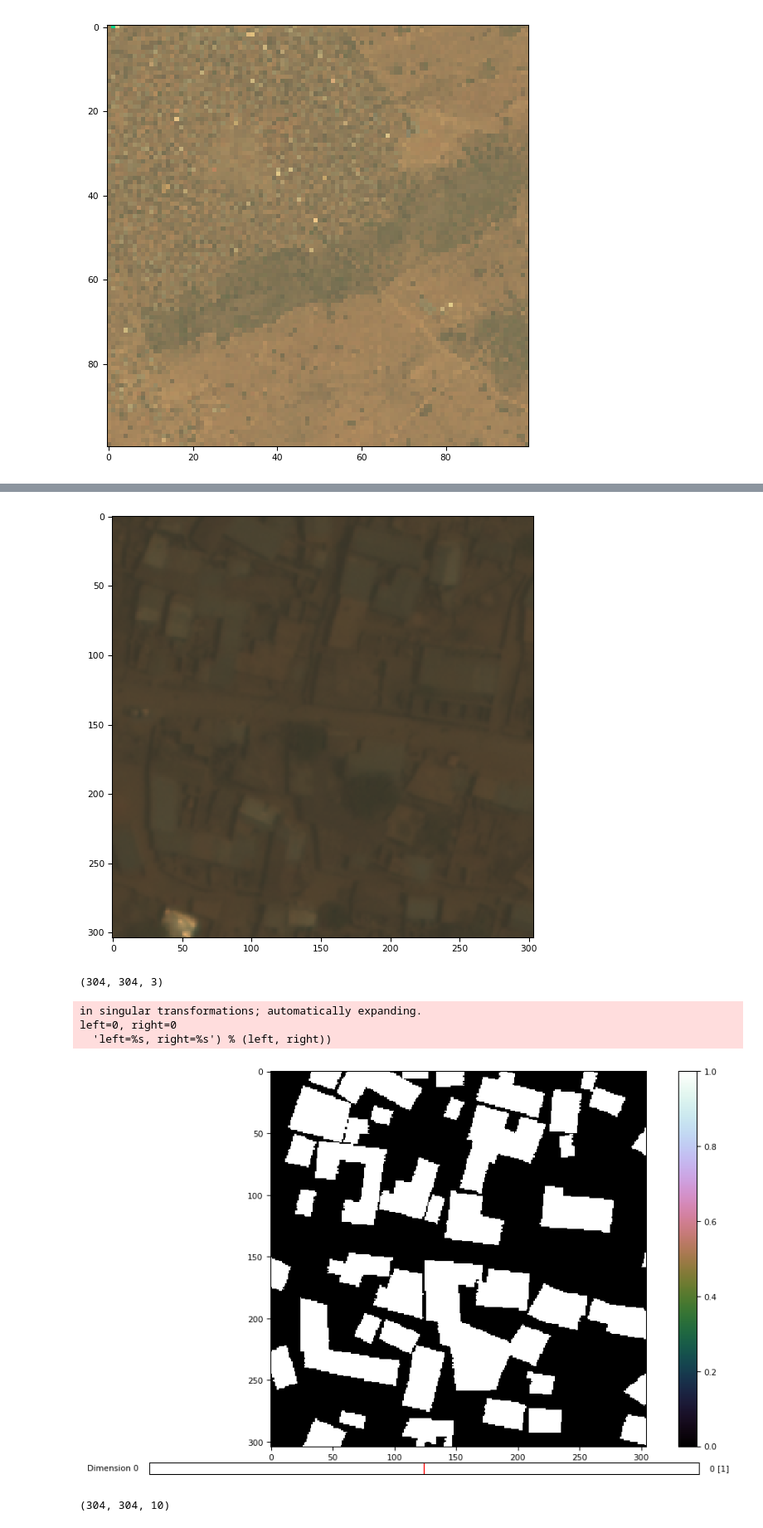
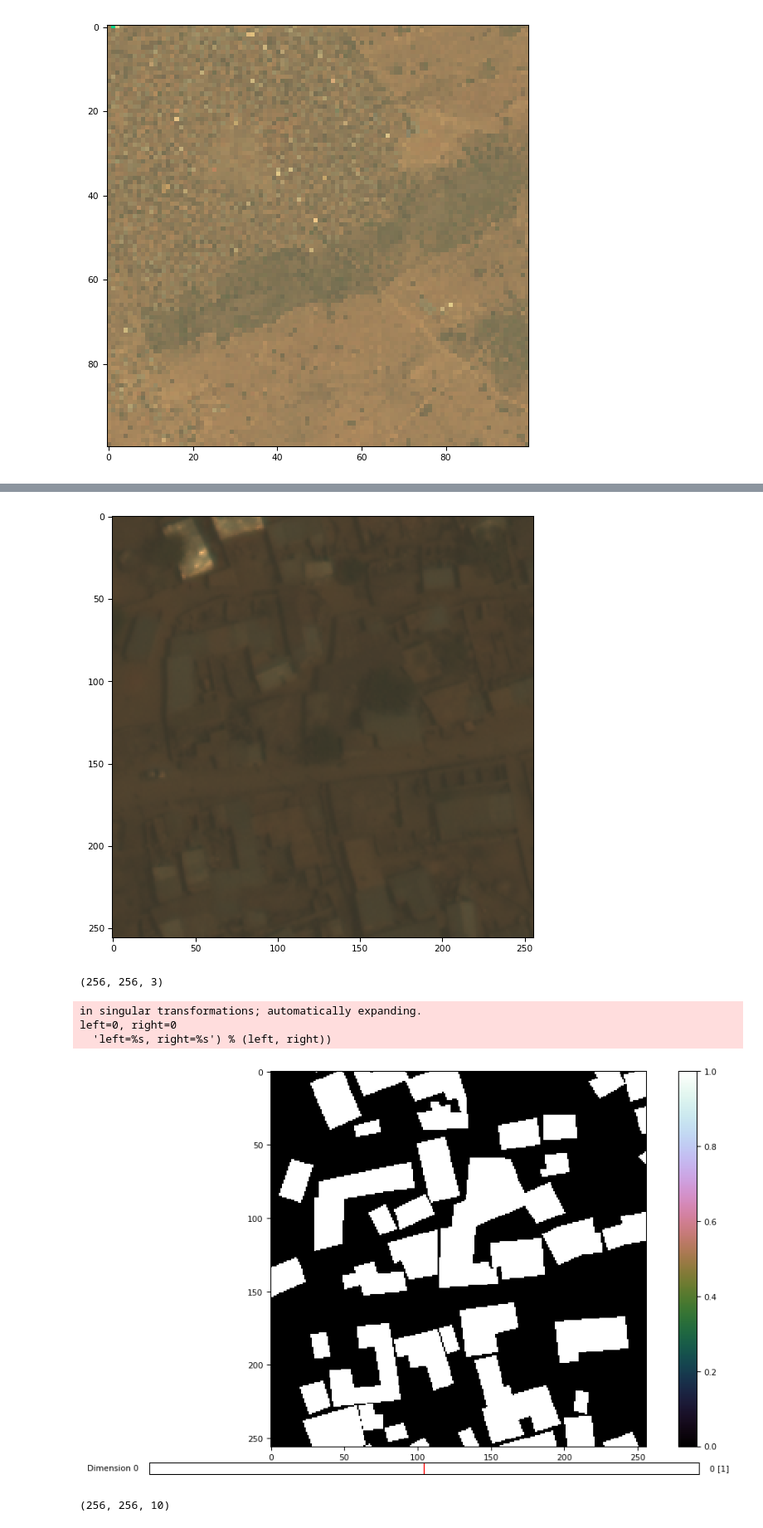
Before and after one commit to ParuninPavel/remote_sensing, a Jupyter notebook: Dataset_prep_lib.ipynb, the cells around one changed output, grey strips where cells are left out. Shown at 83% size. Cells and saved outputs as stored; diff of their text form; code cells hidden in the pictures.

```diff
--- a/Dataset_prep_lib.ipynb
+++ b/Dataset_prep_lib.ipynb
@@ -182,8 +182,43 @@ class MapObject (object):
     def get_random_patches():
         raise NotImplementedError
 
-    def get_alligned_patches():
-        raise NotImplementedError
+    def get_ordered_patches(self, patch_size=(256,256), scale=1, aug=True, random_shear=True, shear=0.15, padding=False, no_mask = False):
+        h,w,_ = self.img.shape
+        img = cv2.resize(self.img, (int(h*scale), int(w*scale)))
+        if not no_mask:
+            mask = cv2.resize(self.mask, (int(h*scale), int(w*scale)))
+        print(img.shape)
+        shear_int = (int(patch_size[0]*shear),int(patch_size[1]*shear))
+
+        # Create reflective padding for aquiring integer number of patches
+        if padding:
+            h,w,_ = img.shape
+            pad_h_1 = (patch_size[0]-shear_int[0]-(h-patch_size[0])%(patch_size[0]-shear_int[0]))//2
+            pad_h_2 = (patch_size[0]-shear_int[0]-(h-patch_size[0])%(patch_size[0]-shear_int[0]))//2+(patch_size[0]-shear_int[0]-(h-patch_size[0])%(patch_size[0]-shear_int[0]))%2
+            pad_w_1 = (patch_size[1]-shear_int[1]-(w-patch_size[1])%(patch_size[1]-shear_int[1]))//2
+            pad_w_2 = (patch_size[1]-shear_int[1]-(w-patch_size[1])%(patch_size[1]-shear_int[1]))//2+(patch_size[1]-shear_int[1]-(w-patch_size[1])%(patch_size[1]-shear_int[1]))%2
+            print(pad_h_1,pad_h_2,pad_w_1,pad_w_2)
+            img = np.pad(img,((pad_h_1,pad_h_2),(pad_w_1,pad_w_2),(0,0)), 'reflect')
+            if not no_mask:
+                mask = np.pad(mask,((pad_h_1,pad_h_2),(pad_w_1,pad_w_2),(0,0)), 'reflect')
+        # Get coordinates of patches
+        h,w,_ = img.shape
+        coords = []
+        n_rows = (h-patch_size[0])//(patch_size[0]-shear_int[0])+1
+        n_cols = (w-patch_size[1])//(patch_size[1]-shear_int[1])+1
+        for i in range(n_rows):
+            for j in range(n_cols):
+                coord_h = i*(patch_size[0]-shear_int[0])
+                coord_w = j*(patch_size[1]-shear_int[1])
+                coords.append((coord_h, coord_w))
+        print(img.shape)
+        # Pad image and mask for geting bigger picture on augmentation step
+        if aug:
+            img = np.pad(img,((patch_size[1]//2,patch_size[1]//2),(patch_size[0]//2,patch_size[0]//2),(0,0)), 'reflect')
+            if not no_mask:
+                mask = np.pad(mask,((patch_size[1]//2,patch_size[1]//2),(patch_size[0]//2,patch_size[0]//2),(0,0)), 'reflect')
+
+        return coords
 
     def split_img_and_msk(self, size = (256,256), ):
         h, w, _ = self.img.shape
@@ -221,6 +256,7 @@ class MapObject (object):
     def _augmentation(self, img, mask = None, rotation = True, mirror = True, zoom = True):
         img_out = img
         mask_out = mask
+        # Mirror augmentation
         if mirror == True:
             if random.uniform(0, 1) > 0.5:
                 img_out = img_out[::-1]
@@ -230,11 +266,13 @@ class MapObject (object):
                 img_out = img_out[:, ::-1]
                 if mask_out is not None:
                     mask_out = mask_out[:, ::-1]
+        # Rotation augmentaion
         if rotation == True:
             n = random.randint(0,3)
             img_out = np.rot90(img_out, n)
             if mask_out is not None:
                 mask_out = np.rot90(mask_out, n)
+        # Scale augmentaion
         if zoom == True:
             resize_factor = random.uniform(0.75, 1.5)
             h_img, w_img, _ = img_out.shape
@@ -451,28 +489,28 @@ plt.show()
 # %%
 img_ra = np.rollaxis(img, 0,3)
 test = MapObject(img_ra, masks_dict)
 test.poly2mask()
-img_patch, mask_patch = test._crop([(10,10), (10,10000), (10,10), ], (256,256),test.img, test.mask)
+img_patch, mask_patch = test._crop([(10,10), (10,10000), (10,10), ], (256,256),test.img, test.mask, aug= False, random_shear=False)
 img_patch[0].shape
 # for patch in img_patch:
 #     tiff.imshow(patch)
 #     plt.show()
 #     print(patch.shape)
 tiff.imshow(img_patch[0])
 plt.show()
 print(img_patch[0].shape)
 tiff.imshow(mask_patch[0][:,:,0])
 plt.show()
 print(mask_patch[0].shape)
 # %% [output]
 (3348, 3396, 3)
 (256, 256, 3)
 (256, 256, 3)
 (256, 256, 3)
-[figure, old version]
+[figure, new version]
-(304, 304, 3)
+(256, 256, 3)
 in singular transformations; automatically expanding.
 left=0, right=0
   'left=%s, right=%s') % (left, right))
-[figure, old version]
+[figure, new version]
-(304, 304, 10)
+(256, 256, 10)
```
Also changed, not shown: parts of 2 cells of this notebook.
